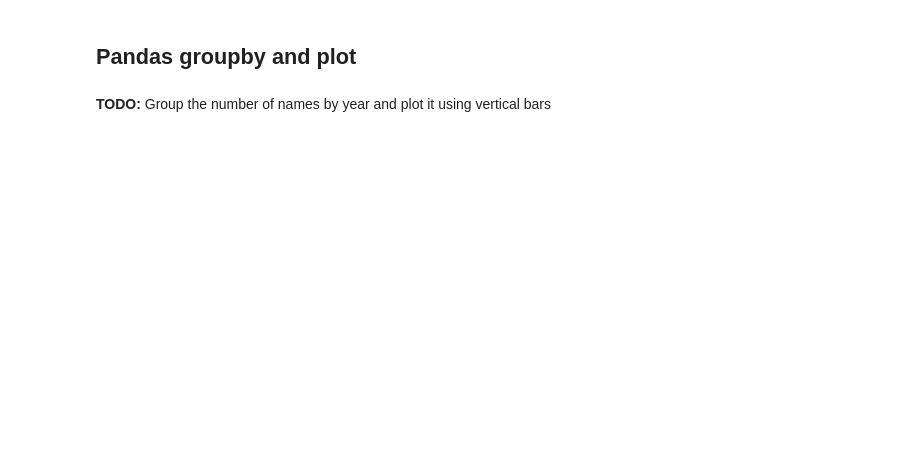
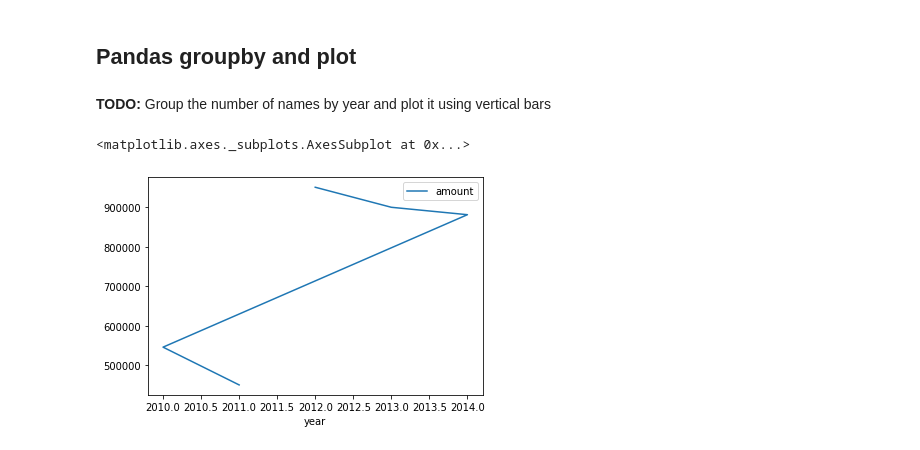
Before and after one commit to fefo716/AnyoneAI, a Jupyter notebook: Practice_Python_NumPy_Pandas.ipynb, the cells around one changed output. Saved outputs shown, nothing was run; the diff lists cells and outputs as text; code cells hidden in the pictures; blank space fills up the shorter version.

```diff
--- a/Practice_Python_NumPy_Pandas.ipynb
+++ b/Practice_Python_NumPy_Pandas.ipynb
@@ -1165,0 +1187,2 @@ Name: amount, Length: 871495, dtype: bool
+# %%
+df_names = df_names.drop(axis=1, columns=['amount_char'])
@@ -1177,0 +1229,8 @@ Name: amount, Length: 871495, dtype: bool
+# %%
+# df_names.groupby(by=['year']).count()
+table1 = df_names.groupby(by=['year']).sum().sort_values(by='amount', ascending=False)
+# %%
+table1.plot(y = 'amount')
+# %% [output]
+<matplotlib.axes._subplots.AxesSubplot at 0x...>
+[figure, added]
```
Also changed, not shown: parts of 22 cells of this notebook.
